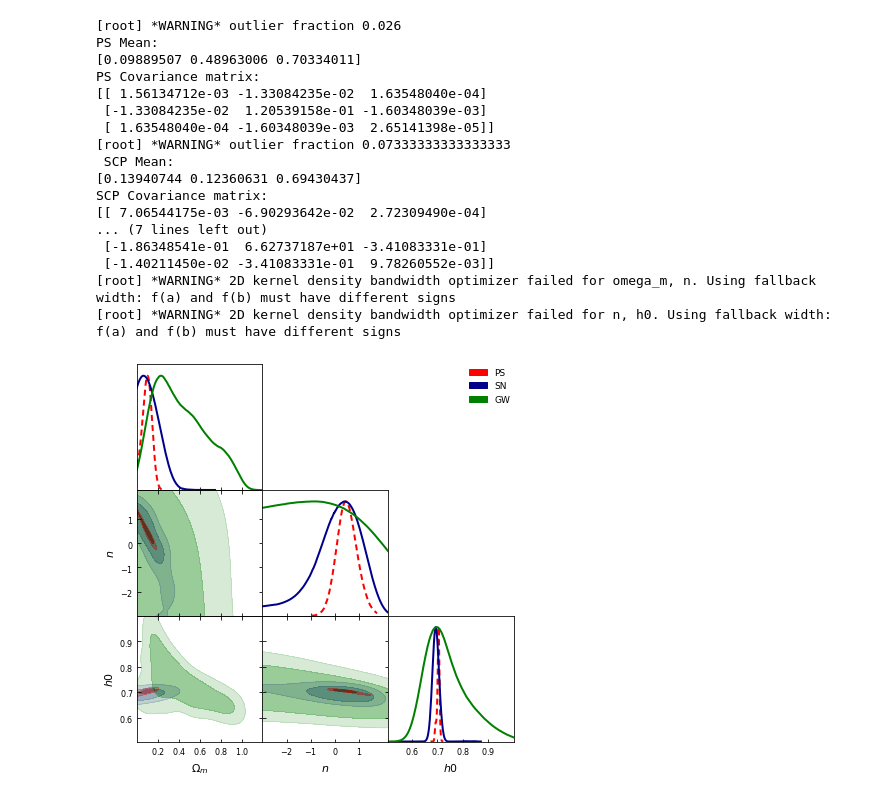
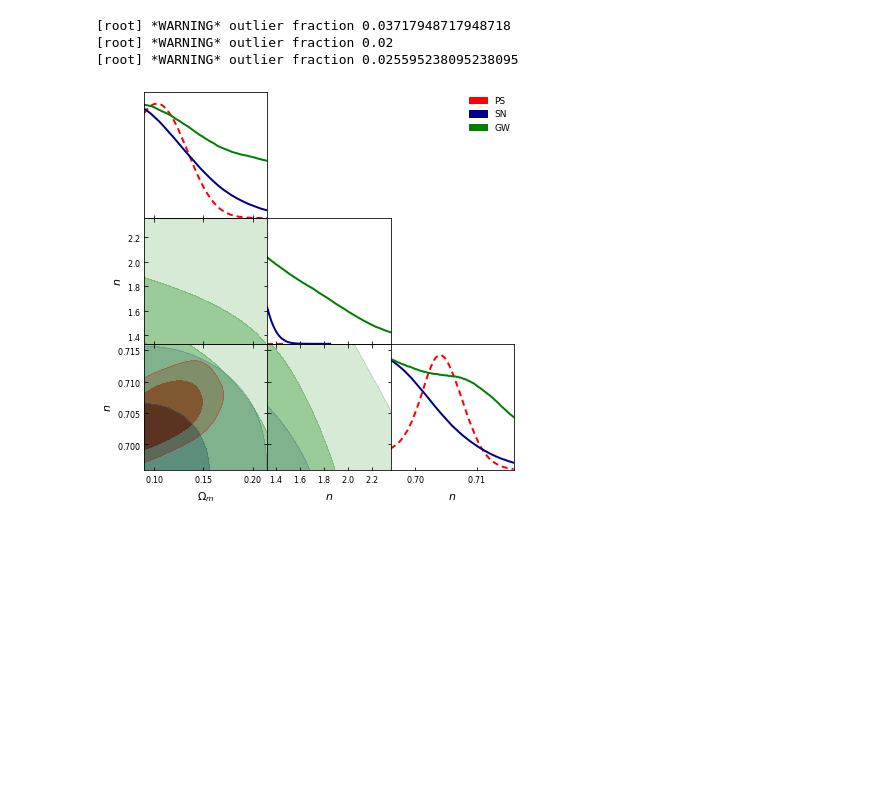
Before and after one commit to AshleyChraya/HubbleConstant-ConstraintsForVCG, a Jupyter notebook: Python Codes/Cobaya_Pantheon.ipynb, the cells around one changed output. Drawn from its saved outputs; the diff is of its cells as text; code cells hidden in the pictures; blank space fills up the shorter version.

```diff
--- a/Python Codes/Cobaya_Pantheon.ipynb
+++ b/Python Codes/Cobaya_Pantheon.ipynb
@@ -81,19 +81,19 @@ def lnl(omega_m, n,h0):
 # %%
 info_PS = {
     "likelihood": {
-        "external": lnl},
+        "external": lnlps},
     "params": dict([
         ("omega_m", {
             "prior":
-            { "dist": norm, "loc": 0.115, "scale": 0.025}, "ref": 0.1,
-            "latex": r"\Omega_m"}),
+            { "dist": "norm", "loc": 0.09, "scale": 5*0.025}, "ref": 0.1,
+            "latex": r"\Omega_m","proposal":0.001}),
         ("n", {
-            "prior": {"dist": norm, "loc": 1.256, "scale": 0.205}, "ref": 1.2,
-            "latex": r"n"}),
-        ("h0", {
-            "prior": {"min": 0, "max": 1}, "ref": 0.7,
-            "latex": r"h0"}) ]),
-    "sampler": {
-        "mcmc": {"Rminus1_stop": 0.01, 'max_tries':1400}}}
+            "prior": {"dist": "norm", "loc": 1.33, "scale": 5*0.205}, "ref": 1.2,
+            "latex": r"n","proposal":0.001}),
+       ("h0", {
+            "prior": {"dist": "norm", "loc": 0.696, "scale": 5*0.004}, "ref": 0.7,
+            "latex": r"n","proposal":0.001}) ]),
+"sampler": {
+    "mcmc": {"burn_in": 300, "max_samples": 10000000, "Rminus1_stop": 0.1, "Rminus1_cl_stop": 0.2, "learn_proposal": True}}}
 updated_info_PS, sampler_PS = run(info_PS)
 # %% [output]
@@ -101,75 +218,36 @@ NameError: name 'norm' is not defined
 # %%
 # Export the results to GetDist
 
 
-gd_sample_PS = MCSamplesFromCobaya(updated_info_PS, sampler_PS.products()["sample"])
-# Analyze and plot
-mean_PS = gd_sample_PS.getMeans()[:3]
-covmat_PS = gd_sample_PS.getCovMat().matrix[:3, :3]
-print("PS Mean:")
-print(mean_PS)
-print("PS Covariance matrix:")
-print(covmat_PS)
+gdsamples_PS = MCSamplesFromCobaya(updated_info_PS, sampler_PS.products()["sample"])
+
+
+gdsamples_SN = MCSamplesFromCobaya(updated_info_SN, sampler_SN.products()["sample"])
 
 
 
-gd_sample_SN = MCSamplesFromCobaya(updated_info_SN, sampler_SN.products()["sample"])
-# Analyze and plot
-mean_SN = gd_sample_SN.getMeans()[:3]
-covmat_SN = gd_sample_SN.getCovMat().matrix[:3, :3]
-print(" SCP Mean:")
-print(mean_SN)
-print("SCP Covariance matrix:")
-print(covmat_SN)
-
-
-# gdplot_GW = gdplt.get_subplot_plotter()
-# gdplot_GW.triangle_plot(gd_sample_GW, ["omega_m", "n", "h0"], filled=True)
 gd_sample_GW = MCSamplesFromCobaya(updated_info_GW, sampler_GW.products()["sample"])
-# Analyze and plot
-mean_GW = gd_sample_GW.getMeans()[:3]
-covmat_GW = gd_sample_GW.getCovMat().matrix[:3, :3]
-print("GW Mean: ")
-print(mean_GW)
-print("GW Covariance matrix:")
-print(covmat_GW)
-
-
 
 g = gdplt.get_subplot_plotter()
 g.settings.figure_legend_frame = False
 g.settings.alpha_filled_add=0.4
 g.settings.title_limit_fontsize = 14
-g.triangle_plot([gd_sample_PS, gd_sample_SN, gd_sample_GW], ["omega_m", "n", "h0"],
+g.triangle_plot([gdsamples_PS, gdsamples_SN, gdsamples_GW], ["omega_m", "n", "h0"],
     filled=True,
     legend_labels=['PS', 'SN', 'GW'],
     legend_loc='upper right',
     line_args=[{'lw':2,'ls':'--', 'color':'red'},
                {'lw':2, 'color':'darkblue'},
                {'lw':2, 'color':'green'}],
     contour_colors=['red','darkblue','green'],
 #     title_limit=1, # first title limit (for 1D plots) is 68% by default
 #     markers={'h0':0}
                )
 # %% [output]
-[root] *WARNING* outlier fraction 0.026
-PS Mean:
-[0.09889507 0.48963006 0.70334011]
-PS Covariance matrix:
-[[ 1.56134712e-03 -1.33084235e-02  1.63548040e-04]
- [-1.33084235e-02  1.20539158e-01 -1.60348039e-03]
- [ 1.63548040e-04 -1.60348039e-03  2.65141398e-05]]
-[root] *WARNING* outlier fraction 0.07333333333333333
- SCP Mean:
-[0.13940744 0.12360631 0.69430437]
-SCP Covariance matrix:
-[[ 7.06544175e-03 -6.90293642e-02  2.72309490e-04]
-... (7 lines left out)
- [-1.86348541e-01  6.62737187e+01 -3.41083331e-01]
- [-1.40211450e-02 -3.41083331e-01  9.78260552e-03]]
-[root] *WARNING* 2D kernel density bandwidth optimizer failed for omega_m, n. Using fallback width: f(a) and f(b) must have different signs
-[root] *WARNING* 2D kernel density bandwidth optimizer failed for n, h0. Using fallback width: f(a) and f(b) must have different signs
+[root] *WARNING* outlier fraction 0.03717948717948718
+[root] *WARNING* outlier fraction 0.02
+[root] *WARNING* outlier fraction 0.025595238095238095
-[figure, old version]
+[figure, new version]
 # %%
 !wget http://supernova.lbl.gov/Union/figures/SCPUnion2.1_mu_vs_z.txt
 d = np.genfromtxt('SCPUnion2.1_mu_vs_z.txt')
```
Also changed, not shown: parts of 14 cells of this notebook, 18 other files.
